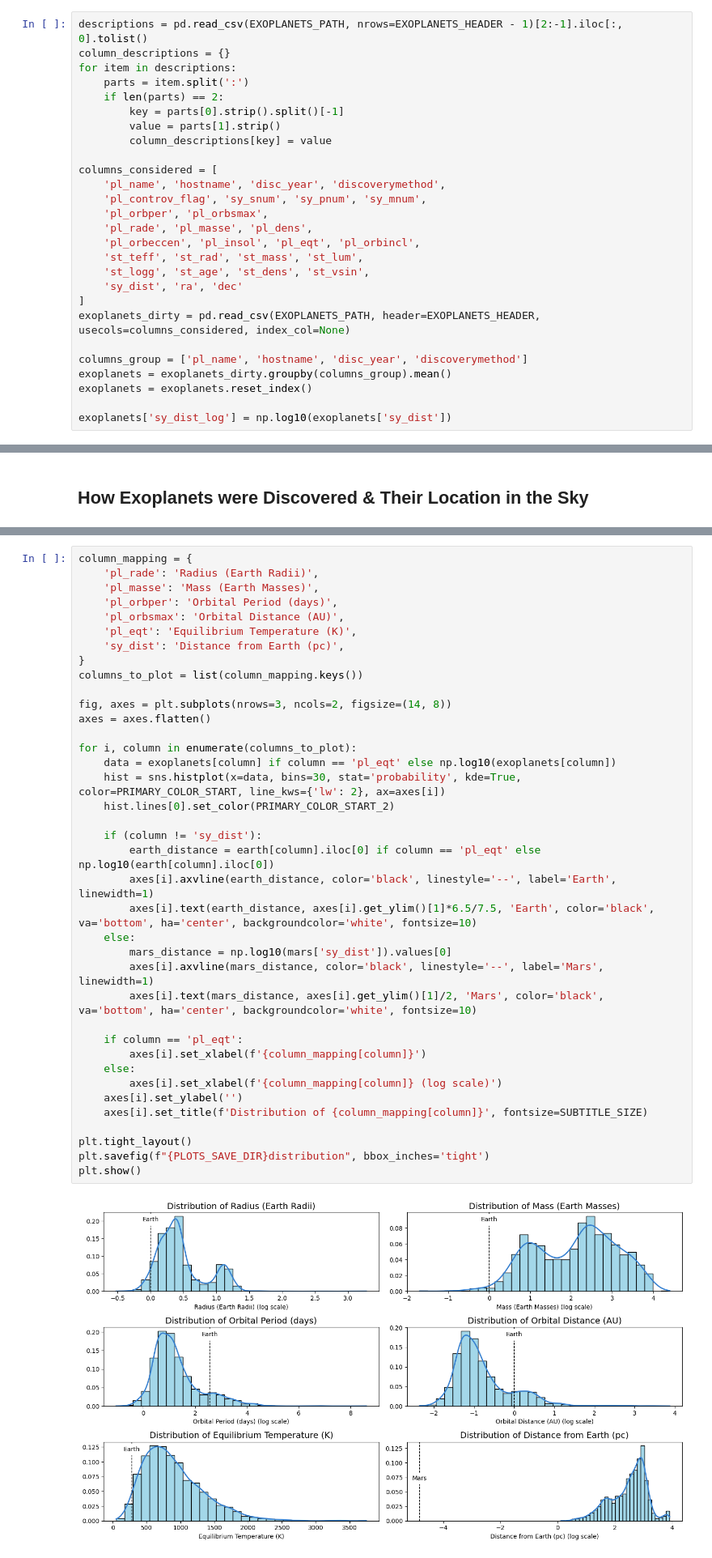
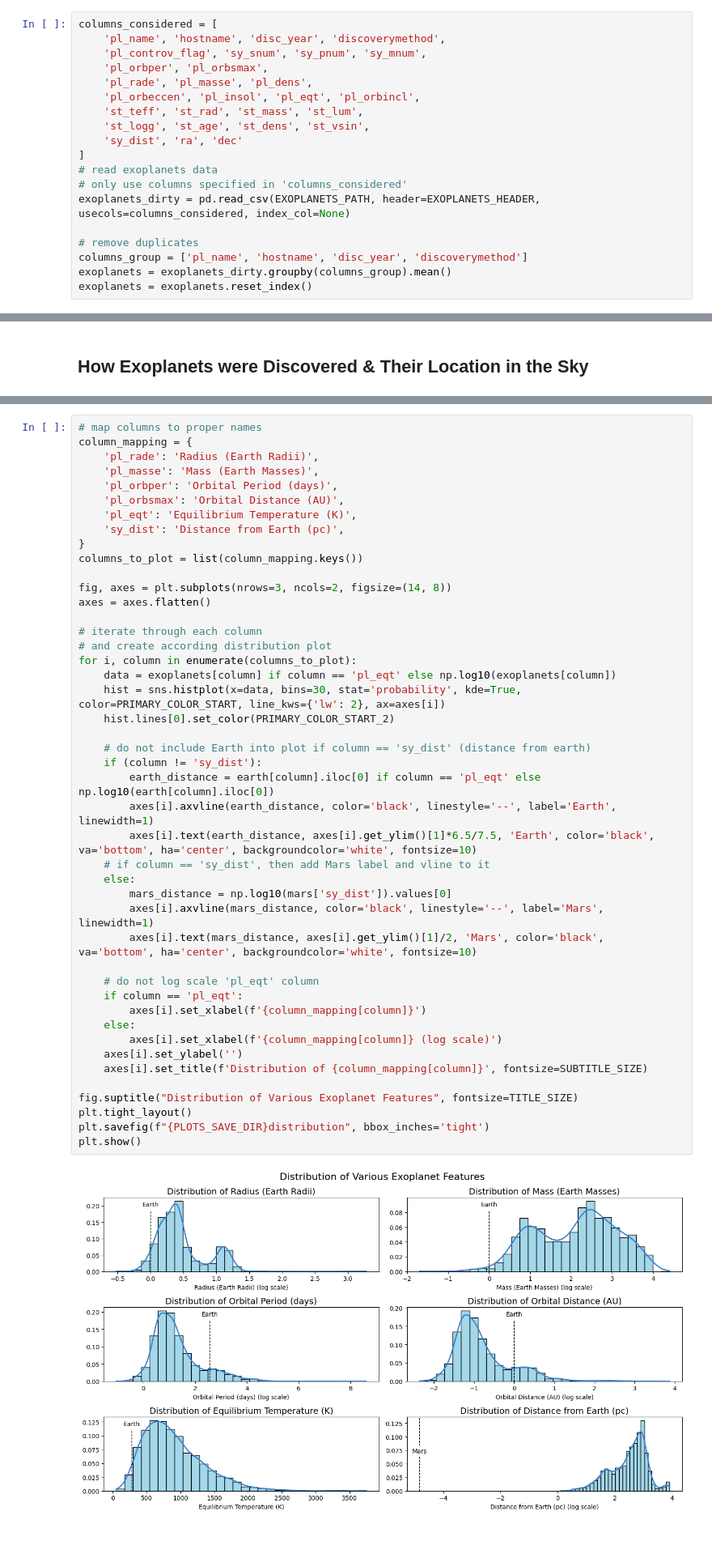
Before and after one commit to ztsv-av/mads_data_visualization, a Jupyter notebook: product.ipynb, the cells around one changed output, grey strips where cells are left out. Shown at 81% size. Saved outputs shown, nothing was run; the diff lists cells and outputs as text; blank space fills up the shorter version.

```diff
--- a/product.ipynb
+++ b/product.ipynb
@@ -130,15 +141,6 @@ AXIS_TITLE_SIZE = 12
 # %% [markdown]
 ## Exoplanets
 # %%
-descriptions = pd.read_csv(EXOPLANETS_PATH, nrows=EXOPLANETS_HEADER - 1)[2:-1].iloc[:, 0].tolist()
-column_descriptions = {}
-for item in descriptions:
-    parts = item.split(':')
-    if len(parts) == 2:
-        key = parts[0].strip().split()[-1]
-        value = parts[1].strip()
-        column_descriptions[key] = value
-
 columns_considered = [
     'pl_name', 'hostname', 'disc_year', 'discoverymethod',
     'pl_controv_flag', 'sy_snum', 'sy_pnum', 'sy_mnum',
@@ -149,12 +151,13 @@ columns_considered = [
     'st_logg', 'st_age', 'st_dens', 'st_vsin',
     'sy_dist', 'ra', 'dec'
 ]
+# read exoplanets data
+# only use columns specified in 'columns_considered'
 exoplanets_dirty = pd.read_csv(EXOPLANETS_PATH, header=EXOPLANETS_HEADER, usecols=columns_considered, index_col=None)
 
+# remove duplicates
 columns_group = ['pl_name', 'hostname', 'disc_year', 'discoverymethod']
 exoplanets = exoplanets_dirty.groupby(columns_group).mean()
 exoplanets = exoplanets.reset_index()
-
-exoplanets['sy_dist_log'] = np.log10(exoplanets['sy_dist'])
 # %% [markdown]
 ## Solar Planets
@@ -311,6 +352,7 @@ Here, we will explore statistical distributions of various exoplanetary paramete
     >   - Earth orbital distance = 1 AU
     >   - Earth's Equilibrium Temperature: ≈ 255K = -18C
 # %%
+# map columns to proper names
 column_mapping = {
     'pl_rade': 'Radius (Earth Radii)',
     'pl_masse': 'Mass (Earth Masses)',
@@ -322,34 +364,40 @@ column_mapping = {
 columns_to_plot = list(column_mapping.keys())
 
 fig, axes = plt.subplots(nrows=3, ncols=2, figsize=(14, 8))
 axes = axes.flatten()
 
+# iterate through each column
+# and create according distribution plot
 for i, column in enumerate(columns_to_plot):
     data = exoplanets[column] if column == 'pl_eqt' else np.log10(exoplanets[column])
     hist = sns.histplot(x=data, bins=30, stat='probability', kde=True, color=PRIMARY_COLOR_START, line_kws={'lw': 2}, ax=axes[i])
     hist.lines[0].set_color(PRIMARY_COLOR_START_2)
 
+    # do not include Earth into plot if column == 'sy_dist' (distance from earth)
     if (column != 'sy_dist'):
         earth_distance = earth[column].iloc[0] if column == 'pl_eqt' else np.log10(earth[column].iloc[0])
         axes[i].axvline(earth_distance, color='black', linestyle='--', label='Earth', linewidth=1)
         axes[i].text(earth_distance, axes[i].get_ylim()[1]*6.5/7.5, 'Earth', color='black', va='bottom', ha='center', backgroundcolor='white', fontsize=10)
+    # if column == 'sy_dist', then add Mars label and vline to it
     else:
         mars_distance = np.log10(mars['sy_dist']).values[0]
         axes[i].axvline(mars_distance, color='black', linestyle='--', label='Mars', linewidth=1)
         axes[i].text(mars_distance, axes[i].get_ylim()[1]/2, 'Mars', color='black', va='bottom', ha='center', backgroundcolor='white', fontsize=10)
 
+    # do not log scale 'pl_eqt' column
     if column == 'pl_eqt':
         axes[i].set_xlabel(f'{column_mapping[column]}')
     else:
         axes[i].set_xlabel(f'{column_mapping[column]} (log scale)')
     axes[i].set_ylabel('')
     axes[i].set_title(f'Distribution of {column_mapping[column]}', fontsize=SUBTITLE_SIZE)
 
+fig.suptitle("Distribution of Various Exoplanet Features", fontsize=TITLE_SIZE)
 plt.tight_layout()
 plt.savefig(f"{PLOTS_SAVE_DIR}distribution", bbox_inches='tight')
 plt.show()
 # %% [output]
-[figure, old version]
+[figure, new version]
 # %% [markdown]
 ## How Distance to Star Affects Planet's Temperature and Rotational Period
 # %% [markdown]
```
Also changed, not shown: parts of 17 cells of this notebook.
